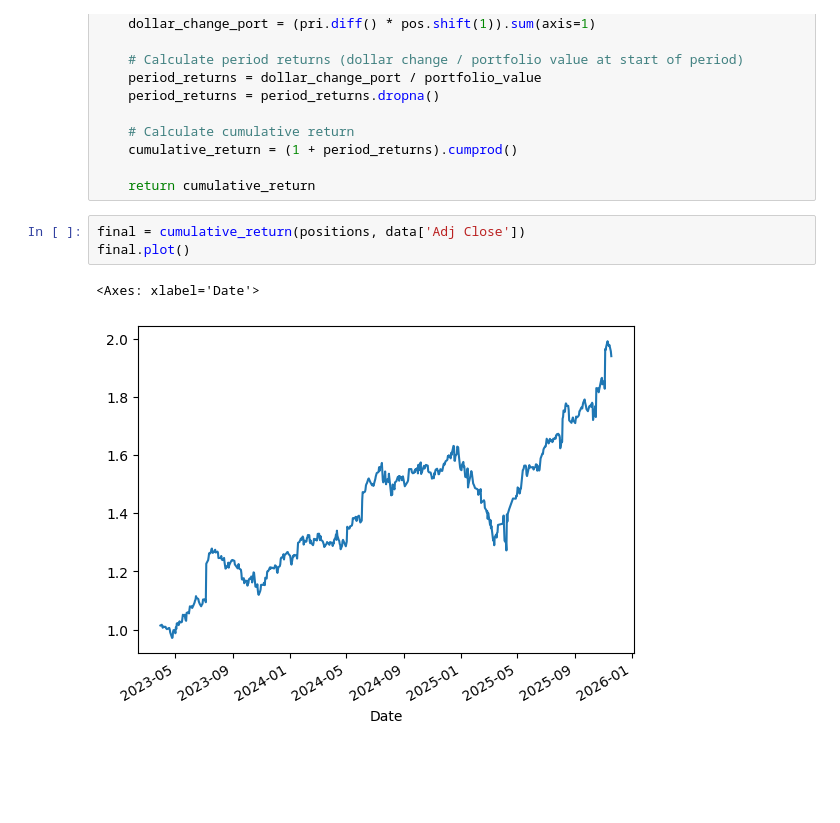
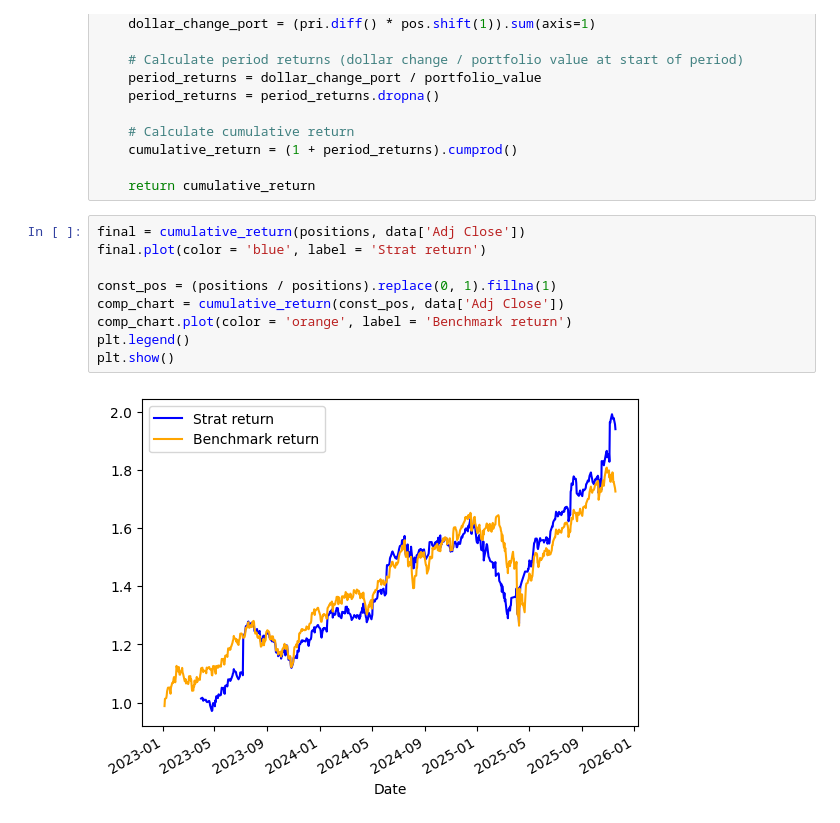
Before and after one commit to tychan8191/finance, a Jupyter notebook: meanReversion_Var.ipynb, the cells around one changed output. Cells and saved outputs as stored; diff of their text form; blank space fills up the shorter version.

```diff
--- a/meanReversion_Var.ipynb
+++ b/meanReversion_Var.ipynb
@@ -58,7 +58,12 @@ def cumulative_return(position, prices):
     return cumulative_return
 # %%
 final = cumulative_return(positions, data['Adj Close'])
-final.plot()
+final.plot(color = 'blue', label = 'Strat return')
+
+const_pos = (positions / positions).replace(0, 1).fillna(1)
+comp_chart = cumulative_return(const_pos, data['Adj Close'])
+comp_chart.plot(color = 'orange', label = 'Benchmark return')
+plt.legend()
+plt.show()
 # %% [output]
-<Axes: xlabel='Date'>
-[figure, old version]
+[figure, new version]
```
Also changed, not shown: parts of 1 cell of this notebook.
